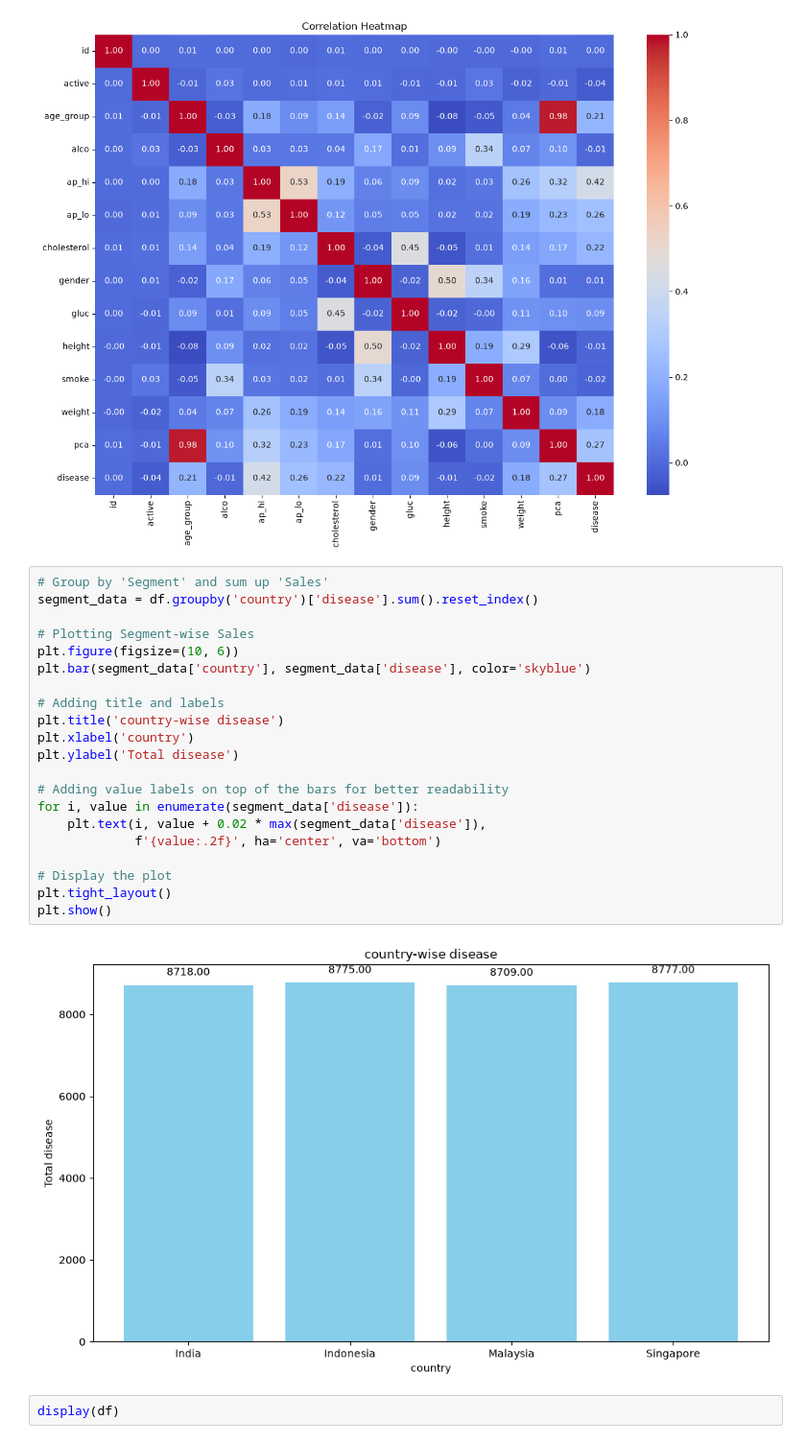
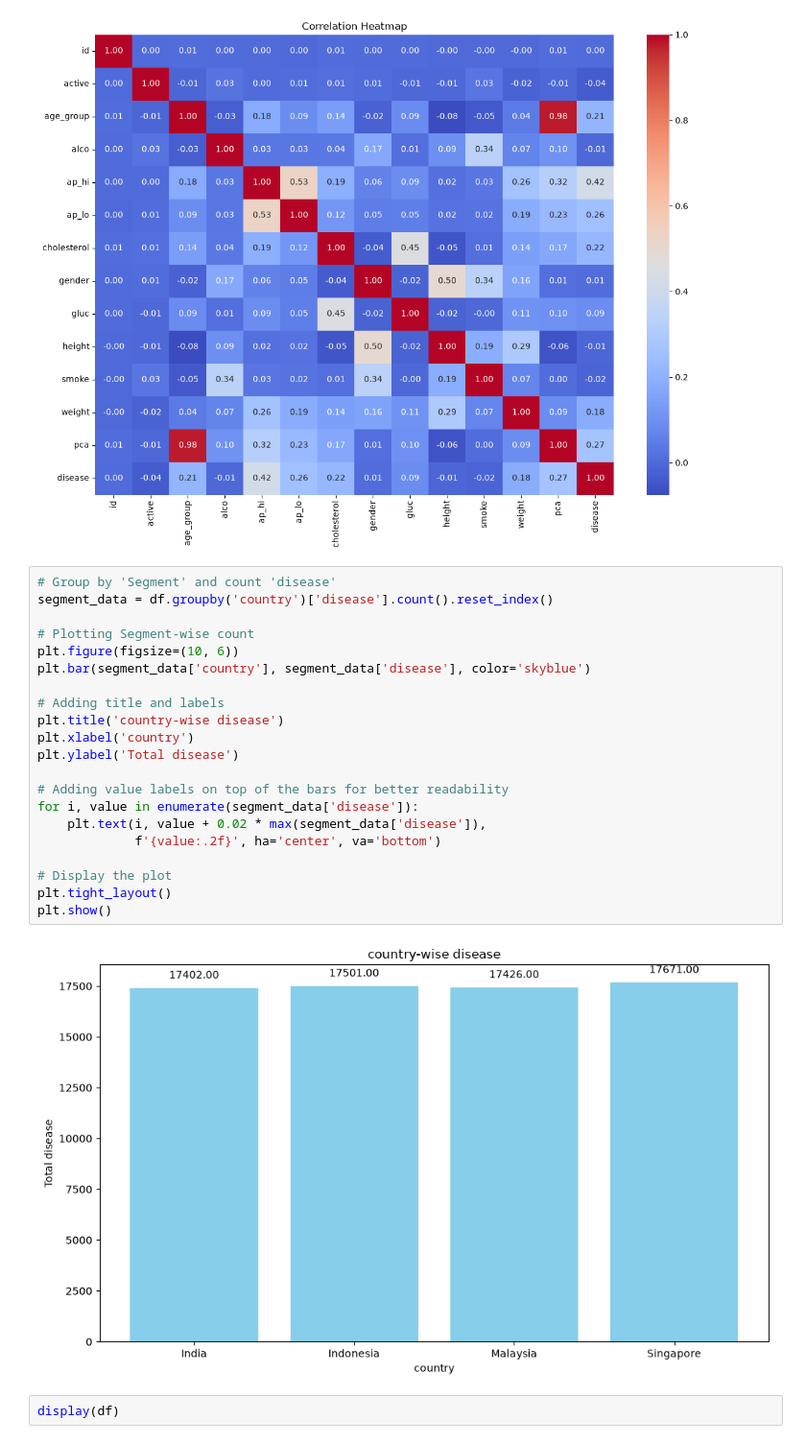
Before and after one commit to limkiankok88/Heart_disease_detection, a Jupyter notebook: Python_ML/2. Visualisation.ipynb, the cells around one changed output. Shown at 96% size. Drawn from its saved outputs; the diff is of its cells as text.

```diff
--- a/Python_ML/2. Visualisation.ipynb
+++ b/Python_ML/2. Visualisation.ipynb
@@ -134,28 +138,28 @@ plt.show()
 | disease | 0.003799 | -0.035653 | 0.212366 | -0.007330 | 0.419442 | 0.256312 | 0.221147 | 0.008109 | 0.089307 | -0.010821 | ... |
 [figure]
 # %%
-# Group by 'Segment' and sum up 'Sales'
-segment_data = df.groupby('country')['disease'].sum().reset_index()
+# Group by 'Segment' and count 'disease'
+segment_data = df.groupby('country')['disease'].count().reset_index()
 
-# Plotting Segment-wise Sales
+# Plotting Segment-wise count
 plt.figure(figsize=(10, 6))
 plt.bar(segment_data['country'], segment_data['disease'], color='skyblue')
 
 # Adding title and labels
 plt.title('country-wise disease')
 plt.xlabel('country')
 plt.ylabel('Total disease')
 
 # Adding value labels on top of the bars for better readability
 for i, value in enumerate(segment_data['disease']):
     plt.text(i, value + 0.02 * max(segment_data['disease']),
              f'{value:.2f}', ha='center', va='bottom')
 
 # Display the plot
 plt.tight_layout()
 plt.show()
 # %% [output]
-[figure, old version]
+[figure, new version]
 # %%
 display(df)
 # %% [output]
```
Also changed, not shown: parts of 7 cells of this notebook, 3 other files.
